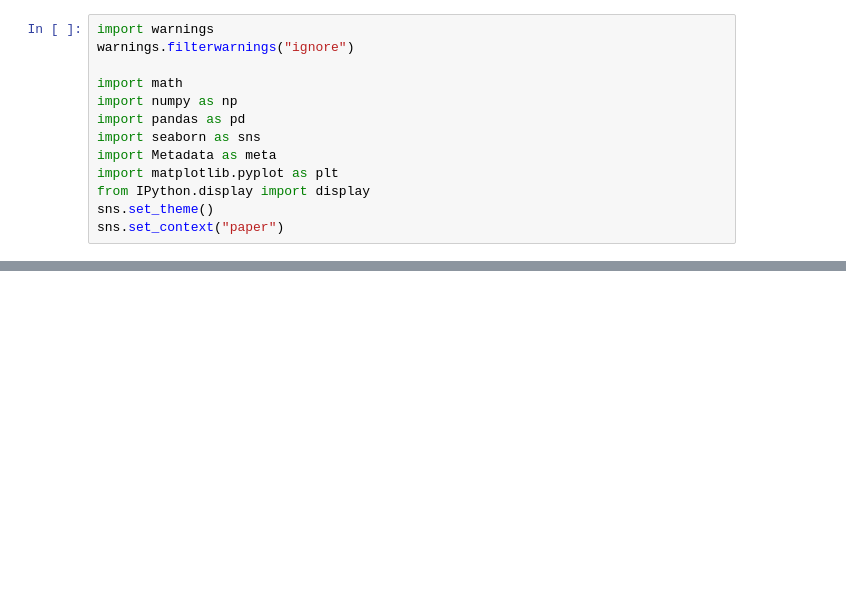
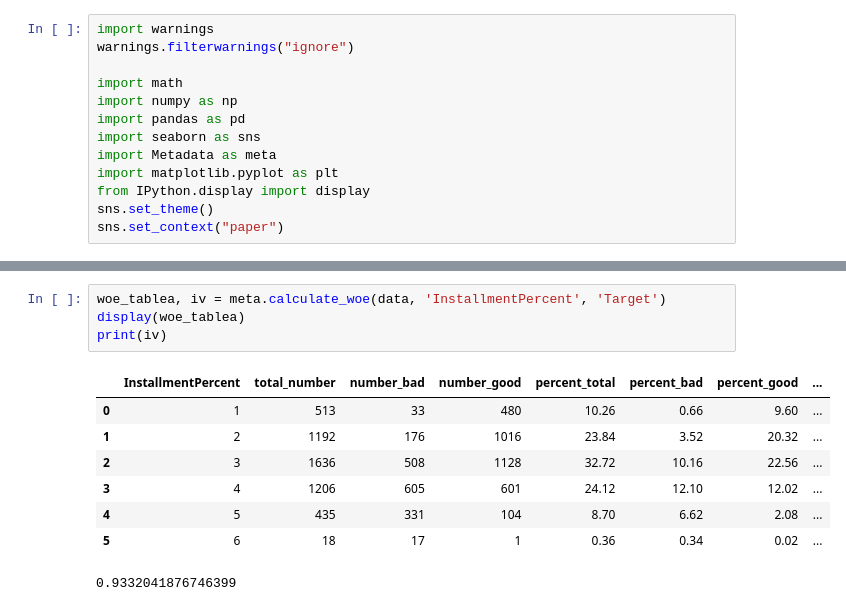
Before and after one commit to kriss024/Python, a Jupyter notebook: DataFrame Metadata.ipynb, the cells around one changed output, grey strips where cells are left out. Saved outputs shown, nothing was run; the diff lists cells and outputs as text; blank space fills up the shorter version.

```diff
--- a/DataFrame Metadata.ipynb
+++ b/DataFrame Metadata.ipynb
@@ -76,0 +117,13 @@ display(master)
+# %%
+woe_tablea, iv = meta.calculate_woe(data, 'InstallmentPercent', 'Target')
+display(woe_tablea)
+print(iv)
+# %% [output]
+|  | InstallmentPercent | total_number | number_bad | number_good | percent_total | percent_bad | percent_good | ... |
+| 0 | 1 | 513 | 33 | 480 | 10.26 | 0.66 | 9.60 | ... |
+| 1 | 2 | 1192 | 176 | 1016 | 23.84 | 3.52 | 20.32 | ... |
+| 2 | 3 | 1636 | 508 | 1128 | 32.72 | 10.16 | 22.56 | ... |
+| 3 | 4 | 1206 | 605 | 601 | 24.12 | 12.10 | 12.02 | ... |
+| 4 | 5 | 435 | 331 | 104 | 8.70 | 6.62 | 2.08 | ... |
+| 5 | 6 | 18 | 17 | 1 | 0.36 | 0.34 | 0.02 | ... |
+0.9332041876746399
```
Also changed, not shown: parts of 6 cells of this notebook, 1 other file.
